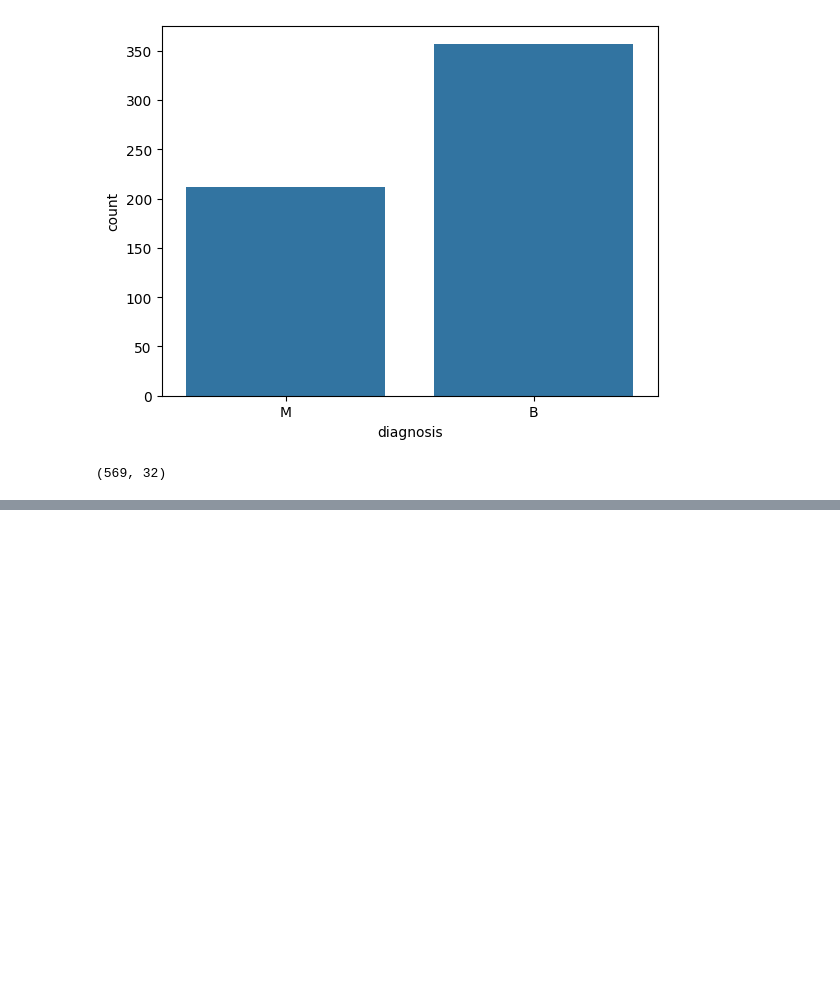
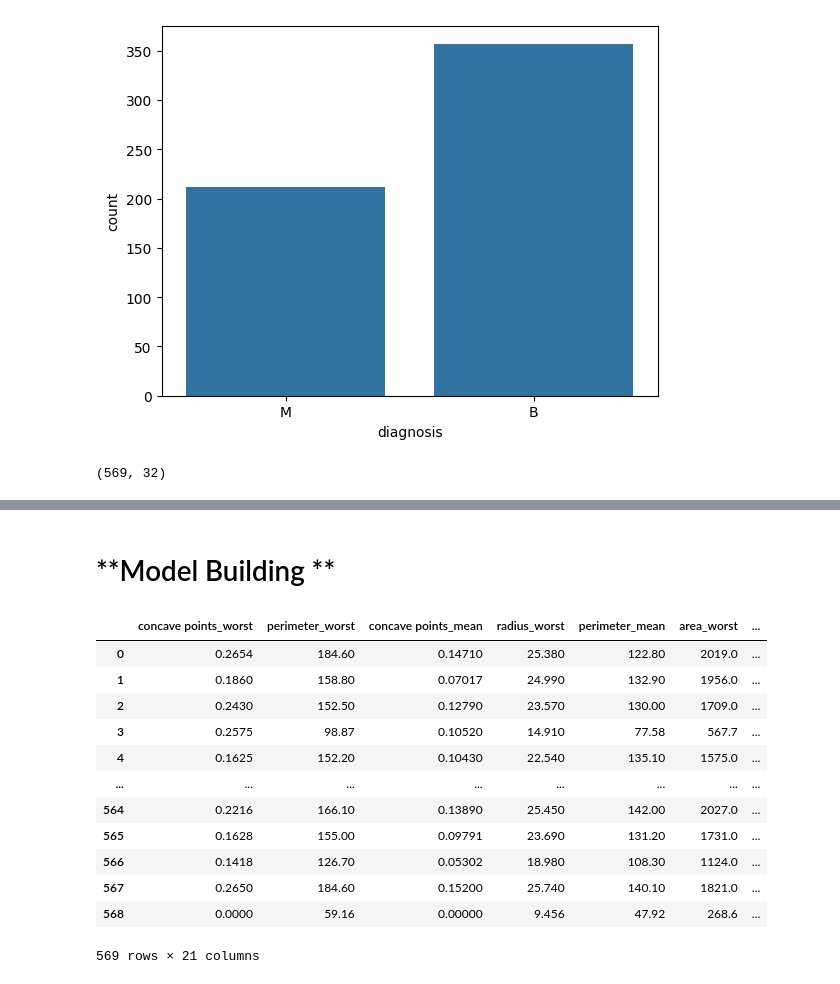
Before and after one commit to nallagondu/DATASCIENCE-practice, a Jupyter notebook: Knn_with_selectKbest.ipynb, the cells around one changed output, grey strips where cells are left out. Saved outputs shown, nothing was run; the diff lists cells and outputs as text; code cells hidden in the pictures; blank space fills up the shorter version.

```diff
--- a/Knn_with_selectKbest.ipynb
+++ b/Knn_with_selectKbest.ipynb
@@ -132,0 +170,20 @@ feature_scores.columns = ['Featuree_name','Score']
+# %% [markdown]
+# **Model Building **
+# %%
+new_X = df[['concave points_worst','perimeter_worst','concave points_mean','radius_worst','perimeter_mean','area_worst','radius_mean','area_mean','concavity_mean','compactness_mean','compactness_worst','compactness_mean','compactness_worst','radius_se','perimeter_se','area_se','texture_worst','smoothness_worst','symmetry_worst','texture_mean','concave points_se']]
+# %%
+new_X
+# %% [output]
+|  | concave points_worst | perimeter_worst | concave points_mean | radius_worst | perimeter_mean | area_worst | ... |
+| 0 | 0.2654 | 184.60 | 0.14710 | 25.380 | 122.80 | 2019.0 | ... |
+| 1 | 0.1860 | 158.80 | 0.07017 | 24.990 | 132.90 | 1956.0 | ... |
+| 2 | 0.2430 | 152.50 | 0.12790 | 23.570 | 130.00 | 1709.0 | ... |
+| 3 | 0.2575 | 98.87 | 0.10520 | 14.910 | 77.58 | 567.7 | ... |
+| 4 | 0.1625 | 152.20 | 0.10430 | 22.540 | 135.10 | 1575.0 | ... |
+| ... | ... | ... | ... | ... | ... | ... | ... |
+| 564 | 0.2216 | 166.10 | 0.13890 | 25.450 | 142.00 | 2027.0 | ... |
+| 565 | 0.1628 | 155.00 | 0.09791 | 23.690 | 131.20 | 1731.0 | ... |
+| 566 | 0.1418 | 126.70 | 0.05302 | 18.980 | 108.30 | 1124.0 | ... |
+| 567 | 0.2650 | 184.60 | 0.15200 | 25.740 | 140.10 | 1821.0 | ... |
+| 568 | 0.0000 | 59.16 | 0.00000 | 9.456 | 47.92 | 268.6 | ... |
+569 rows × 21 columns
```
Also changed, not shown: parts of 37 cells of this notebook.
